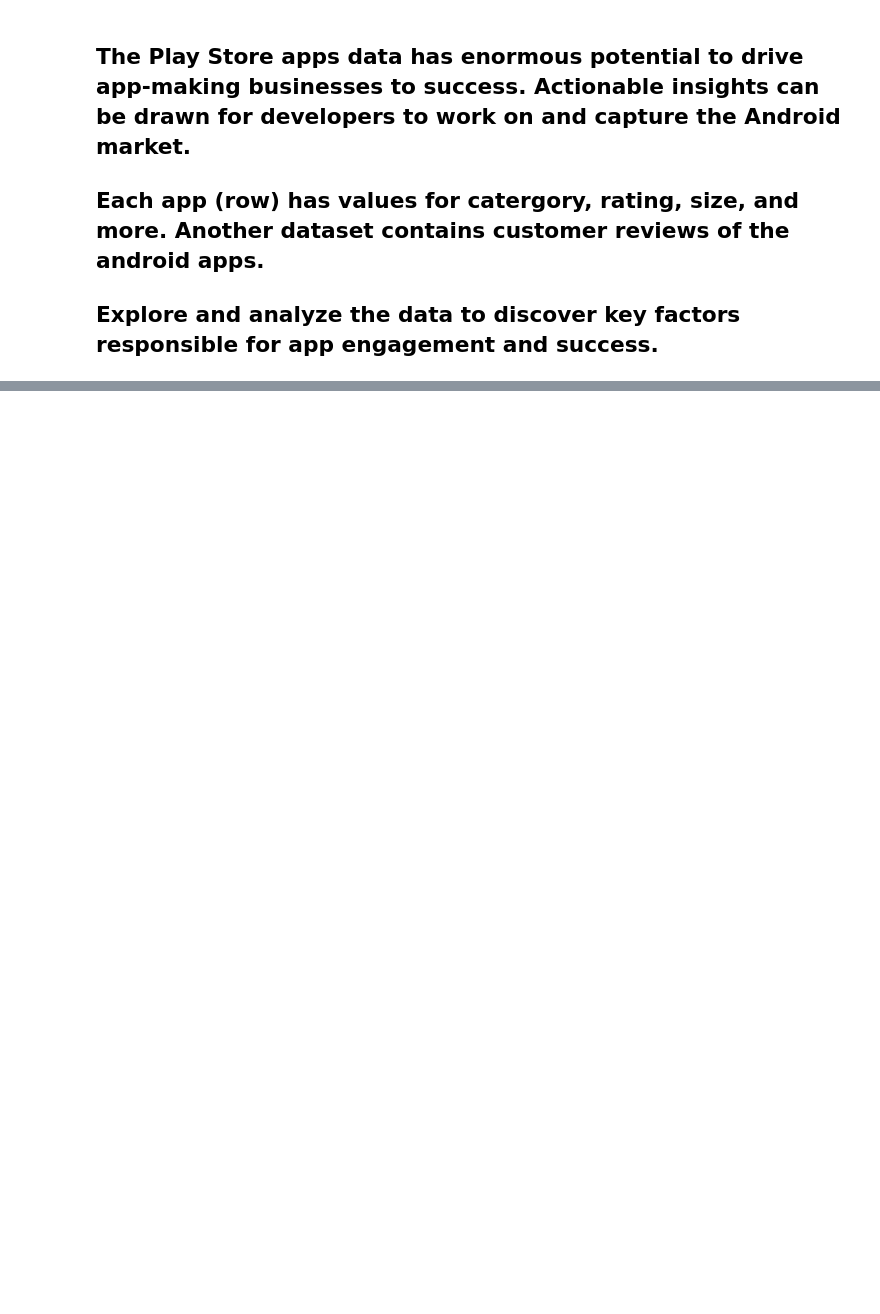
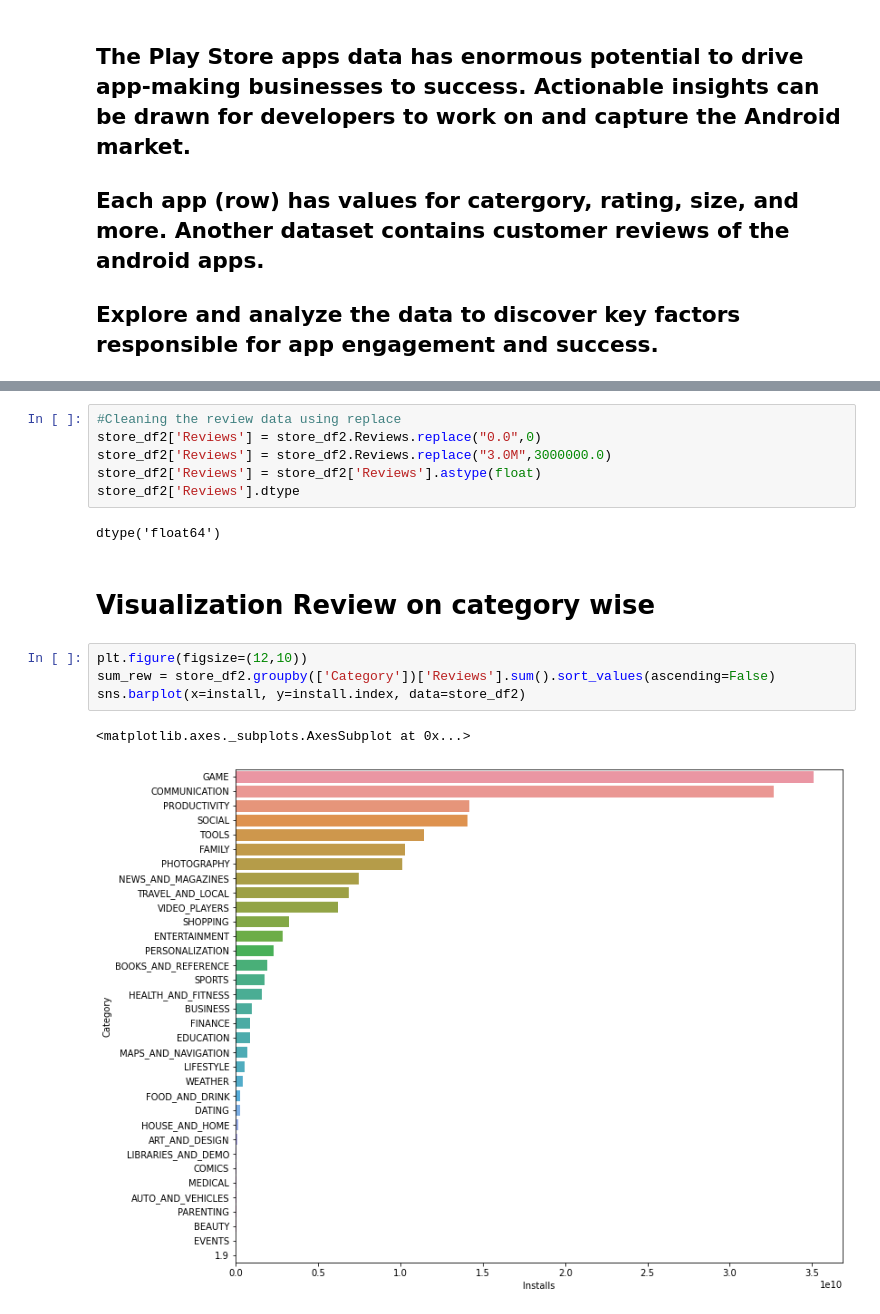
Before and after one commit to Sarasswati/playStore-data-analysis, a Jupyter notebook: Play_Store_App_Review_Analysis_Capstone_Project.ipynb, the cells around one changed output, grey strips where cells are left out. Cells and saved outputs as stored; diff of their text form; blank space fills up the shorter version.

```diff
--- a/Play_Store_App_Review_Analysis_Capstone_Project.ipynb
+++ b/Play_Store_App_Review_Analysis_Capstone_Project.ipynb
@@ -249,0 +164,17 @@ Text(0.5, 1.0, 'Sentiment Polarity Distribution')
+# %%
+#Cleaning the review data using replace
+store_df2['Reviews'] = store_df2.Reviews.replace("0.0",0)
+store_df2['Reviews'] = store_df2.Reviews.replace("3.0M",3000000.0)
+store_df2['Reviews'] = store_df2['Reviews'].astype(float)
+store_df2['Reviews'].dtype
+# %% [output]
+dtype('float64')
+# %% [markdown]
+# **Visualization Review on category wise**
+# %%
+plt.figure(figsize=(12,10))
+sum_rew = store_df2.groupby(['Category'])['Reviews'].sum().sort_values(ascending=False)
+sns.barplot(x=install, y=install.index, data=store_df2)
+# %% [output]
+<matplotlib.axes._subplots.AxesSubplot at 0x...>
+[figure, added]
```
Also changed, not shown: parts of 60 cells of this notebook.
